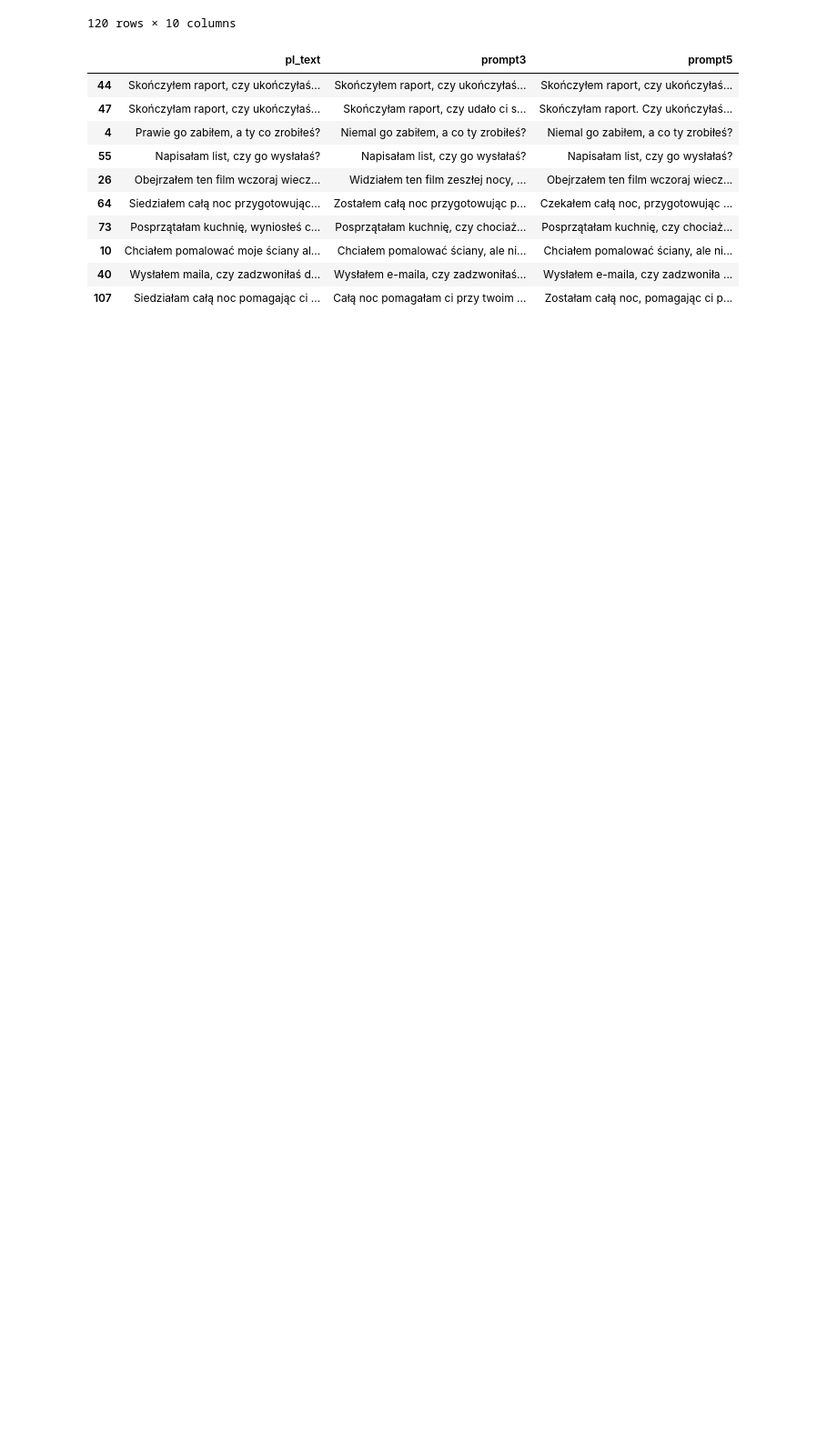
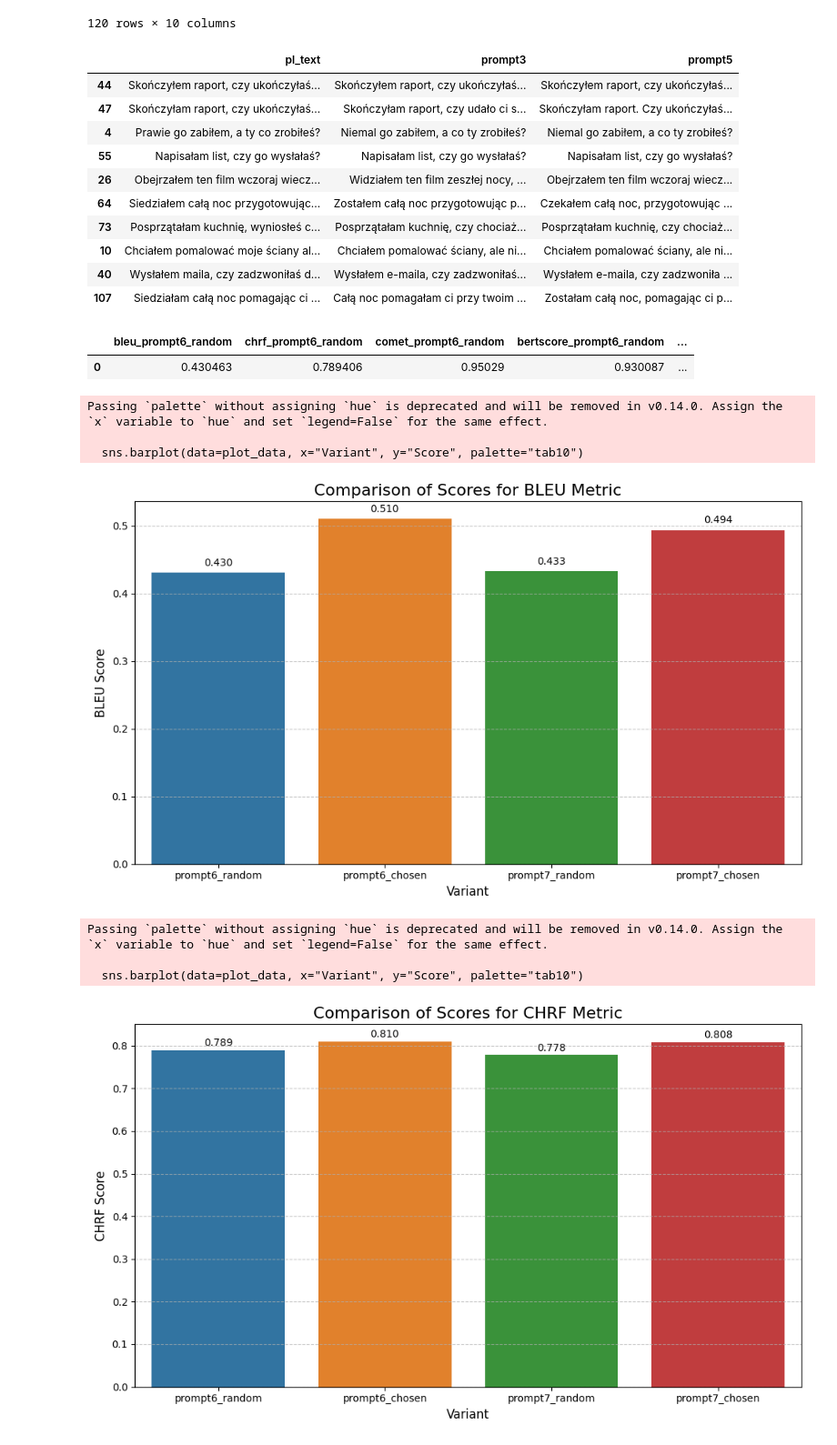
Before and after one commit to refrigerr/adaptation-of-machine-translation, a Jupyter notebook: experiments_gender/custom_dataset_results.ipynb, the cells around one changed output. Shown at 91% size. Saved outputs shown, nothing was run; the diff lists cells and outputs as text; code cells hidden in the pictures; blank space fills up the shorter version.

```diff
--- a/experiments_gender/custom_dataset_results.ipynb
+++ b/experiments_gender/custom_dataset_results.ipynb
@@ -127,3 +127,58 @@ selected_columns
 | 10 | Chciałem pomalować moje ściany al... | Chciałem pomalować ściany, ale ni... | Chciałem pomalować ściany, ale ni... |
 | 40 | Wysłałem maila, czy zadzwoniłaś d... | Wysłałem e-maila, czy zadzwoniłaś... | Wysłałem e-maila, czy zadzwoniła ... |
 | 107 | Siedziałam całą noc pomagając ci ... | Całą noc pomagałam ci przy twoim ... | Zostałam całą noc, pomagając ci p... |
+# %%
+few_shot_comparision = pd.read_csv("translations_scores/system_custom_dataset_few_shot_comparision_basic_metric.csv")
+few_shot_comparision
+# %% [output]
+|  | bleu_prompt6_random | chrf_prompt6_random | comet_prompt6_random | bertscore_prompt6_random | ... |
+| 0 | 0.430463 | 0.789406 | 0.95029 | 0.930087 | ... |
+# %%
+metrics = ["bleu", "chrf", "bertscore", "comet"]
+variants = ["prompt6_random", "prompt6_chosen", "prompt7_random", "prompt7_chosen"]
+
+# Loop through each metric and plot a separate graph
+for metric in metrics:
+    # Select columns corresponding to the current metric
+    metric_columns = [f"{metric}_{variant}" for variant in variants]
+
+    # Extract the scores for the current metric
+    scores = few_shot_comparision[metric_columns].iloc[0]
+
+    # Prepare data for plotting
+    plot_data = scores.reset_index()
+    plot_data.columns = ["Variant", "Score"]
+    plot_data["Variant"] = plot_data["Variant"].str.replace(f"{metric}_", "")  # Clean up variant names
+
+    # Plot the bar graph
+    plt.figure(figsize=(10, 6))
+    sns.barplot(data=plot_data, x="Variant", y="Score", palette="tab10")
+
+    # Add score values on top of each bar
+    for index, row in plot_data.iterrows():
+        plt.text(index, row["Score"] + 0.01, f"{row['Score']:.3f}", ha="center", fontsize=10)
+
+    # Customize the plot
+    plt.title(f"Comparison of Scores for {metric.upper()} Metric", fontsize=16)
+    plt.xlabel("Variant", fontsize=12)
+    plt.ylabel(f"{metric.upper()} Score", fontsize=12)
+    plt.grid(axis="y", linestyle="--", alpha=0.7)
+    plt.tight_layout()
+    if metric == "bleu":
+        plt.ylim()
+    elif metric == "chrf":
+        plt.ylim()
+    else:
+        plt.ylim(0.8, 1)
+
+    # Show the plot
+    plt.show()
+# %% [output]
+Passing `palette` without assigning `hue` is deprecated and will be removed in v0.14.0. Assign the `x` variable to `hue` and set `legend=False` for the same effect.
+
+  sns.barplot(data=plot_data, x="Variant", y="Score", palette="tab10")
+[figure, added]
+Passing `palette` without assigning `hue` is deprecated and will be removed in v0.14.0. Assign the `x` variable to `hue` and set `legend=False` for the same effect.
+
+  sns.barplot(data=plot_data, x="Variant", y="Score", palette="tab10")
+[figure, added]
```
Also changed, not shown: parts of 1 cell of this notebook, 2 other files.
